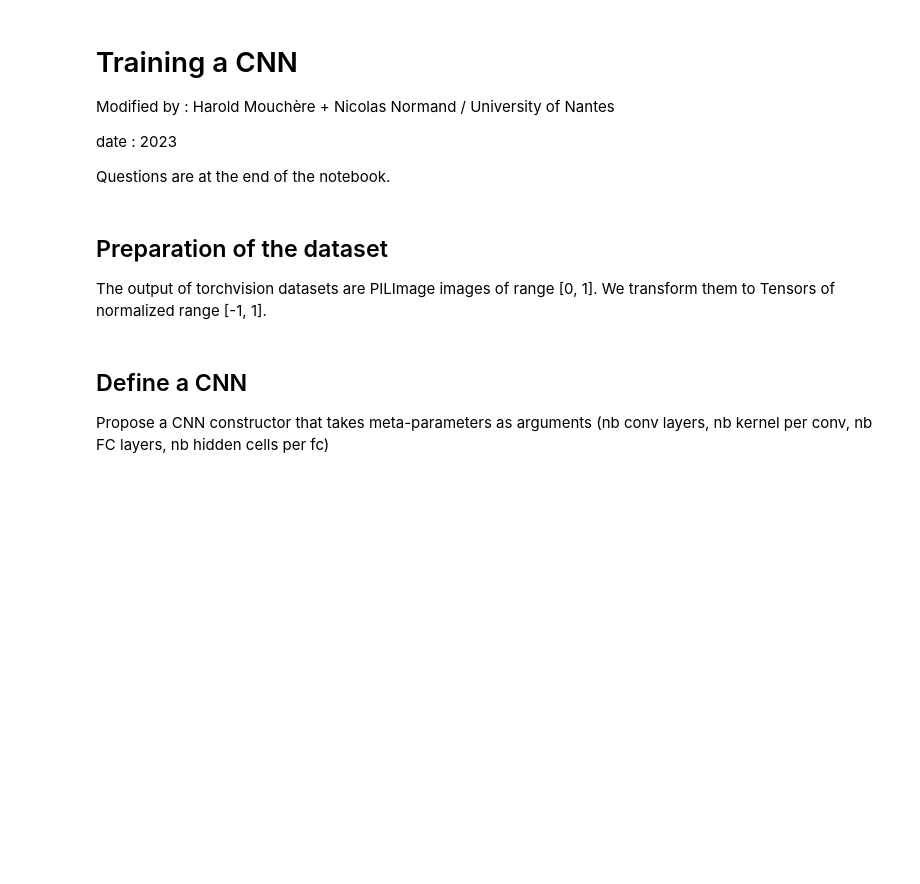
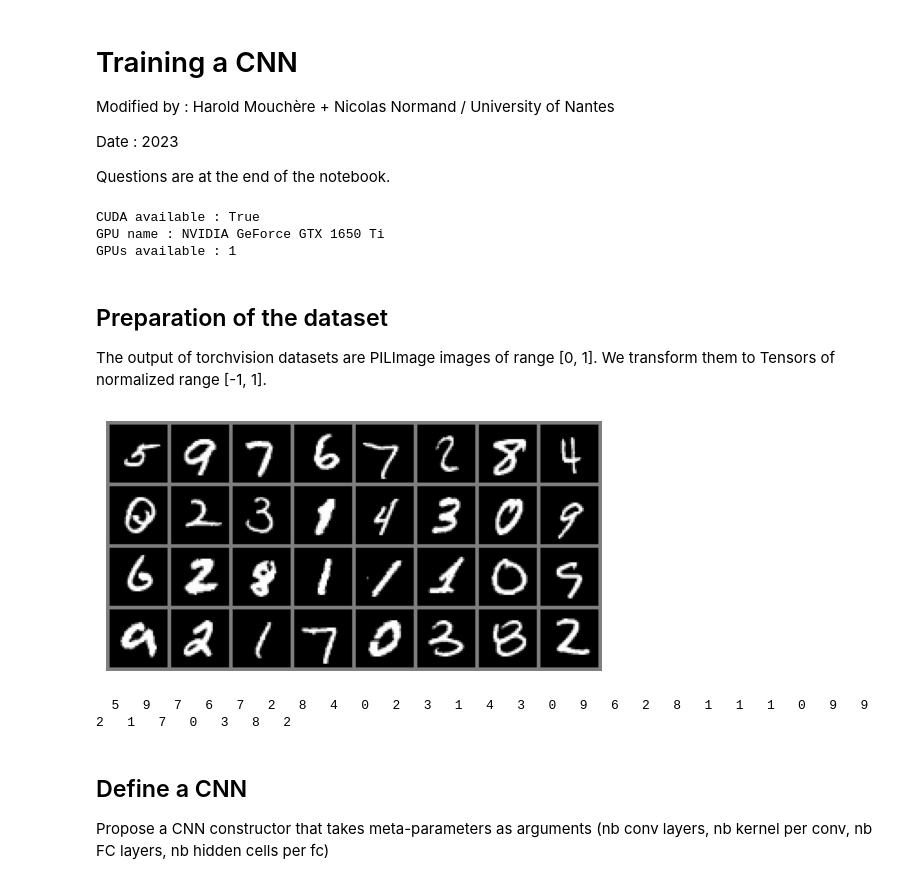
Before and after one commit to EtherNeil/Advanced-Neural-Networks, a Jupyter notebook: Train_CNN.ipynb, the cells around one changed output. Cells and saved outputs as stored; diff of their text form; code cells hidden in the pictures; blank space fills up the shorter version.

```diff
--- a/Train_CNN.ipynb
+++ b/Train_CNN.ipynb
@@ -1,9 +1,8 @@
 # %% [markdown]
 # Training a CNN
 
-
 Modified by : Harold Mouchère + Nicolas Normand / University of Nantes
 
-date : 2023
+Date : 2023
 
 Questions are at the end of the notebook.
@@ -26,3 +9,20 @@ print(device)
+# %%
+import torch
+import torchvision
+import torchvision.transforms as transforms
+
+print("CUDA available :", torch.cuda.is_available())
+if torch.cuda.is_available():
+    device = torch.device("cuda:0")
+    print("GPU name :", torch.cuda.get_device_name(0))
+    print("GPUs available :", torch.cuda.device_count())
+else:
+    device = torch.device("cpu")
+    print("Using CPU")
+# %% [output]
+CUDA available : True
+GPU name : NVIDIA GeForce GTX 1650 Ti
+GPUs available : 1
 # %% [markdown]
 ## Preparation of the dataset
 The output of torchvision datasets are PILImage images of range [0, 1].
@@ -58,26 +50,31 @@ testloader = torch.utils.data.DataLoader(testset, batch_size=minibatchsize,
 classes = range(0,10)
 nb_classes = len(classes)
 # %%
-import matplotlib as mpl
 import matplotlib.pyplot as plt
 import numpy as np
 
-# functions to show an image
-def imshow(img, filename=''):
-    img = img / 2 + 0.5     # unnormalize
+# Functions to show an image
+def displayDataAsImage(img, filename=''):
+    img = img / 2 + 0.5 # Unnormalize
     numpy_img = img.numpy()
     plt.imshow(np.transpose(numpy_img, (1, 2, 0)))
+    plt.axis('off')
+
     if filename == '':
         plt.show()
     else:
         plt.savefig(filename)
 
-# get some random training images
+# Get some random training images
 dataiter = iter(trainloader)
 images, labels = next(dataiter)
 
-# show images
-imshow(torchvision.utils.make_grid(images))
-# print labels
-print(' '.join('%5s' % classes[labels[j]] for j in range(4)))
+# Show images
+displayDataAsImage(torchvision.utils.make_grid(images))
+
+# Print labels
+print(' '.join('%3s' % classes[labels[j]] for j in range(minibatchsize)))
+# %% [output]
+[figure, added]
+  5   9   7   6   7   2   8   4   0   2   3   1   4   3   0   9   6   2   8   1   1   1   0   9   9   2   1   7   0   3   8   2
 # %% [markdown]
```
Also changed, not shown: parts of 10 cells of this notebook, 1 other file.
